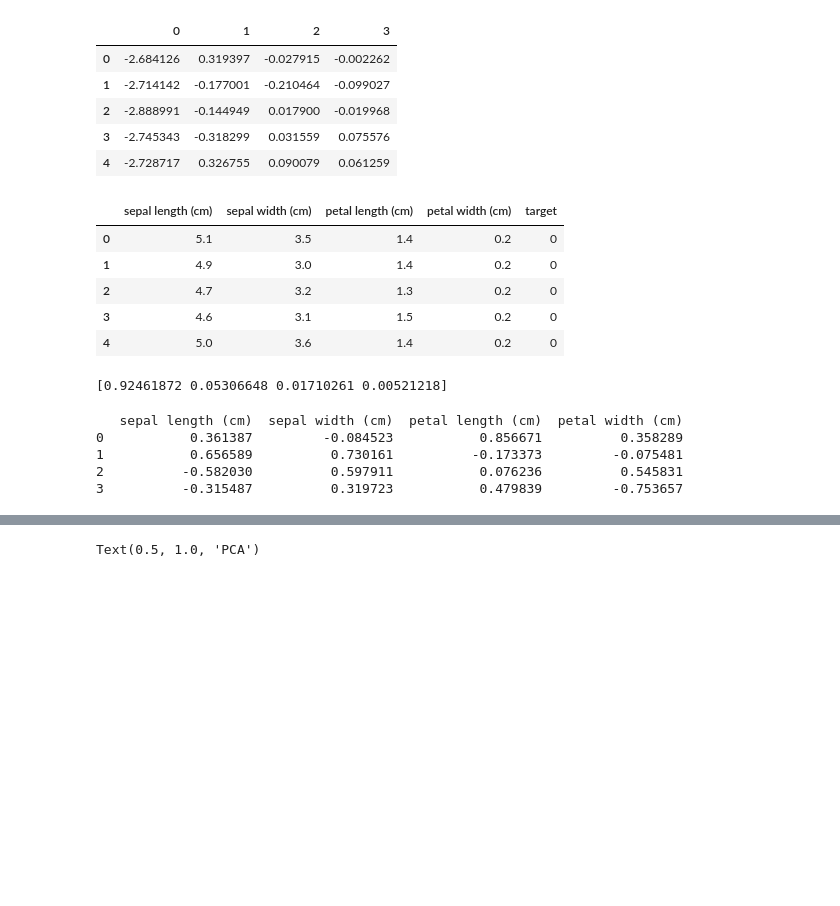
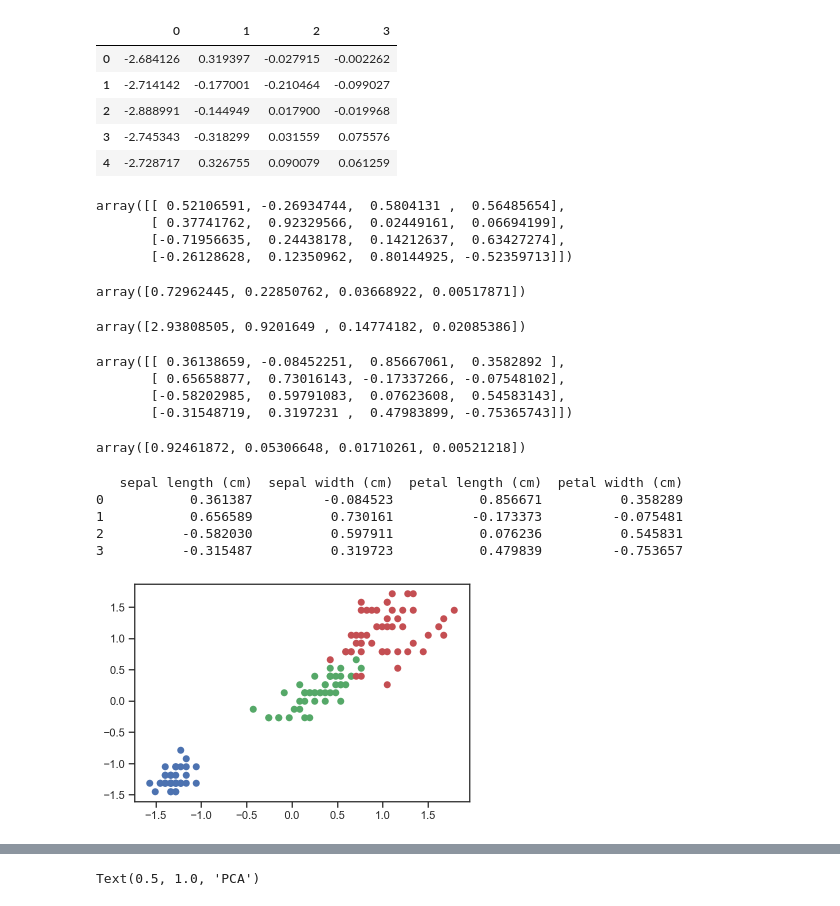
Before and after one commit to Islompulatov/strive_exer_ai_feb22, a Jupyter notebook: Chapter 02/05. PCA and LDA/01_IRIS_PCA.ipynb, the cells around one changed output, grey strips where cells are left out. Saved outputs shown, nothing was run; the diff lists cells and outputs as text; code cells hidden in the pictures; blank space fills up the shorter version.

```diff
--- a/Chapter 02/05. PCA and LDA/01_IRIS_PCA.ipynb
+++ b/Chapter 02/05. PCA and LDA/01_IRIS_PCA.ipynb
@@ -152,19 +119,34 @@ pd.DataFrame(pca.fit_transform(df_ir.T))
 | 4 | -2.728717 | 0.326755 | 0.090079 | 0.061259 |
 # %%
 # check the variance in each component
+pca.components_
+# %% [output]
+array([[ 0.52106591, -0.26934744,  0.5804131 ,  0.56485654],
+       [ 0.37741762,  0.92329566,  0.02449161,  0.06694199],
+       [-0.71956635,  0.24438178,  0.14212637,  0.63427274],
+       [-0.26128628,  0.12350962,  0.80144925, -0.52359713]])
-# %%
-df_iris.head()
-# %% [output]
-|  | sepal length (cm) | sepal width (cm) | petal length (cm) | petal width (cm) | target |
-| 0 | 5.1 | 3.5 | 1.4 | 0.2 | 0 |
-| 1 | 4.9 | 3.0 | 1.4 | 0.2 | 0 |
-| 2 | 4.7 | 3.2 | 1.3 | 0.2 | 0 |
-| 3 | 4.6 | 3.1 | 1.5 | 0.2 | 0 |
-| 4 | 5.0 | 3.6 | 1.4 | 0.2 | 0 |
 # %%
 # check the variance in each component
+pca.explained_variance_ratio_
 # %% [output]
-[0.92461872 0.05306648 0.01710261 0.00521218]
+array([0.72962445, 0.22850762, 0.03668922, 0.00517871])
+# %%
+pca.explained_variance_
+# %% [output]
+array([2.93808505, 0.9201649 , 0.14774182, 0.02085386])
+# %%
+orig_data = pd.DataFrame(pca.fit_transform(X))
+pca.components_
+# %% [output]
+array([[ 0.36138659, -0.08452251,  0.85667061,  0.3582892 ],
+       [ 0.65658877,  0.73016143, -0.17337266, -0.07548102],
+       [-0.58202985,  0.59791083,  0.07623608,  0.54583143],
+       [-0.31548719,  0.3197231 ,  0.47983899, -0.75365743]])
+# %%
+ratio_pca = pca.explained_variance_ratio_
+ratio_pca
+# %% [output]
+array([0.92461872, 0.05306648, 0.01710261, 0.00521218])
 # %%
 # compare it with the original dataframe and to what it corresponds (more or less)
 # %% [output]
@@ -173,3 +155,10 @@ df_iris.head()
 1           0.656589          0.730161          -0.173373         -0.075481
 2          -0.582030          0.597911           0.076236          0.545831
 3          -0.315487          0.319723           0.479839         -0.753657
+# %%
+colors = ['b','g','r','y']
+for label, color in zip(df_iris['target'].unique(), colors):
+    plt.scatter(X_scaled[df_iris['target']== label, 2],
+                X_scaled[df_iris['target']==label, 3], c=color, label=label)
+# %% [output]
+[figure, added]
```
Also changed, not shown: parts of 10 cells of this notebook.
